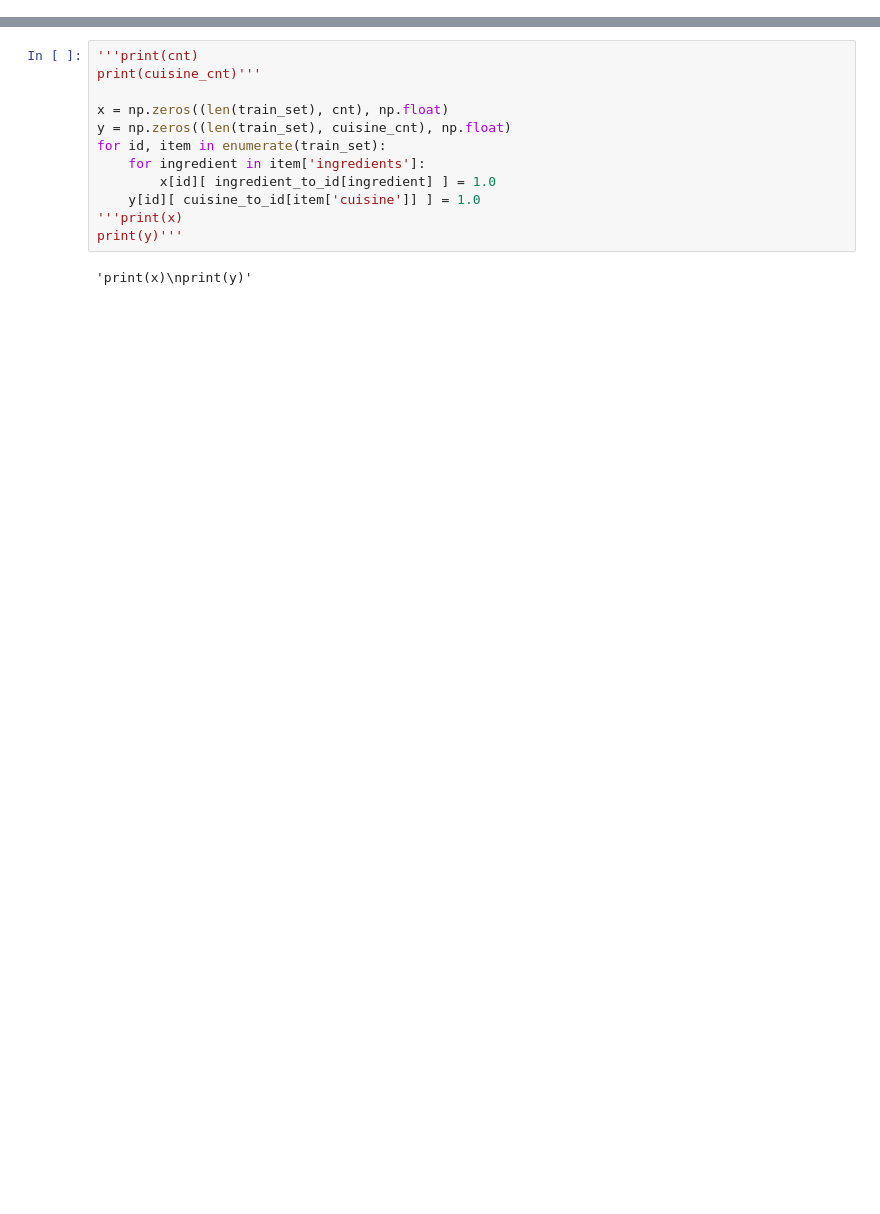
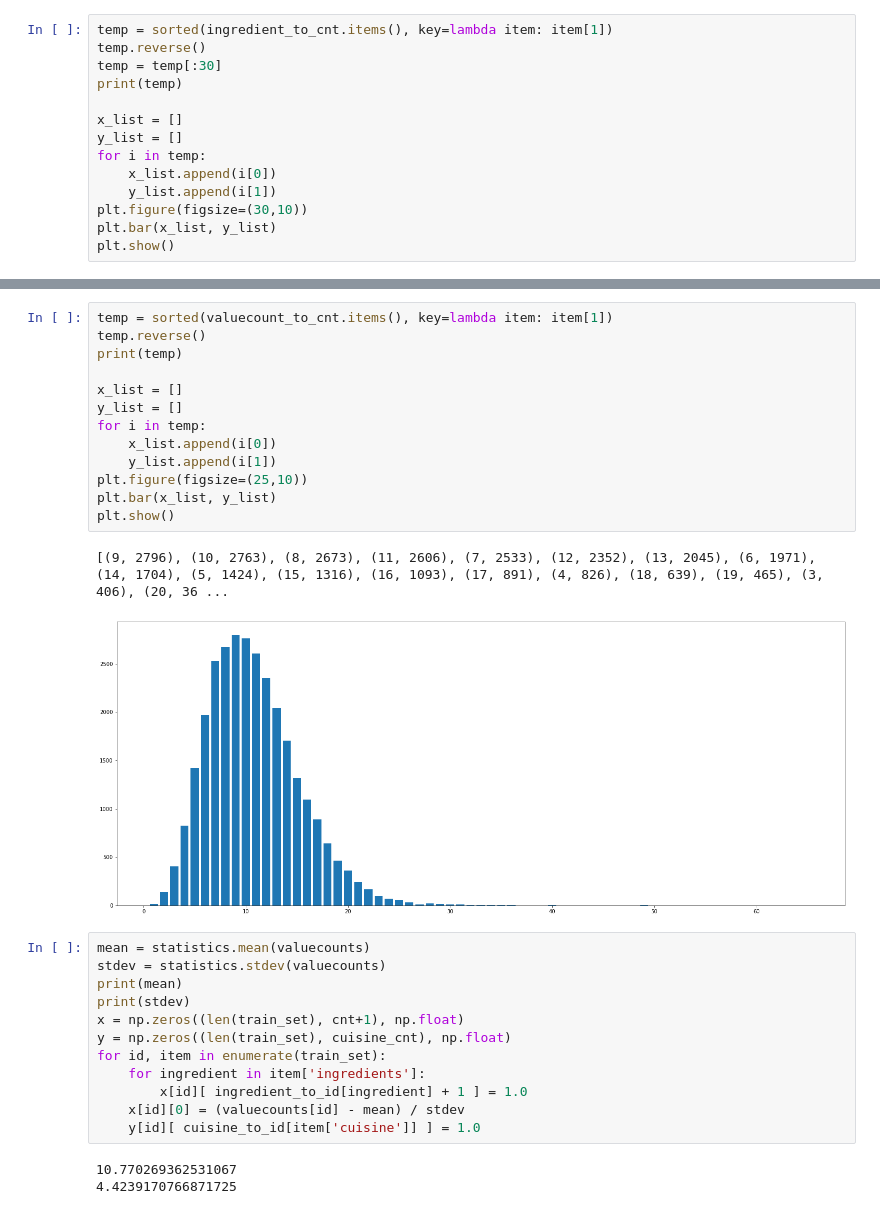
Before and after one commit to banne2266/MachineLearning-NCTU-2021, a Jupyter notebook: HW5/ANN.ipynb, the cells around one changed output, grey strips where cells are left out. Drawn from its saved outputs; the diff is of its cells as text; blank space fills up the shorter version.

```diff
--- a/HW5/ANN.ipynb
+++ b/HW5/ANN.ipynb
@@ -38,0 +77,14 @@ for item in train_set:
+# %%
+temp = sorted(ingredient_to_cnt.items(), key=lambda item: item[1])
+temp.reverse()
+temp = temp[:30]
+print(temp)
+
+x_list = []
+y_list = []
+for i in temp:
+    x_list.append(i[0])
+    y_list.append(i[1])
+plt.figure(figsize=(30,10))
+plt.bar(x_list, y_list)
+plt.show()
@@ -39,14 +94,31 @@ for item in train_set:
+# %%
+temp = sorted(valuecount_to_cnt.items(), key=lambda item: item[1])
+temp.reverse()
+print(temp)
+
+x_list = []
+y_list = []
+for i in temp:
+    x_list.append(i[0])
+    y_list.append(i[1])
+plt.figure(figsize=(25,10))
+plt.bar(x_list, y_list)
+plt.show()
+# %% [output]
+[(9, 2796), (10, 2763), (8, 2673), (11, 2606), (7, 2533), (12, 2352), (13, 2045), (6, 1971), (14, 1704), (5, 1424), (15, 1316), (16, 1093), (17, 891), (4, 826), (18, 639), (19, 465), (3, 406), (20, 36 ...
+[figure, added]
 # %%
-'''print(cnt)
-print(cuisine_cnt)'''
-
-x = np.zeros((len(train_set), cnt), np.float)
+mean = statistics.mean(valuecounts)
+stdev = statistics.stdev(valuecounts)
+print(mean)
+print(stdev)
+x = np.zeros((len(train_set), cnt+1), np.float)
 y = np.zeros((len(train_set), cuisine_cnt), np.float)
 for id, item in enumerate(train_set):
     for ingredient in item['ingredients']:
-        x[id][ ingredient_to_id[ingredient] ] = 1.0
+        x[id][ ingredient_to_id[ingredient] + 1 ] = 1.0
+    x[id][0] = (valuecounts[id] - mean) / stdev
     y[id][ cuisine_to_id[item['cuisine']] ] = 1.0
-'''print(x)
-print(y)'''
 # %% [output]
-'print(x)\nprint(y)'
+10.770269362531067
+4.4239170766871725
```
Also changed, not shown: parts of 8 cells of this notebook, 1 other file.
